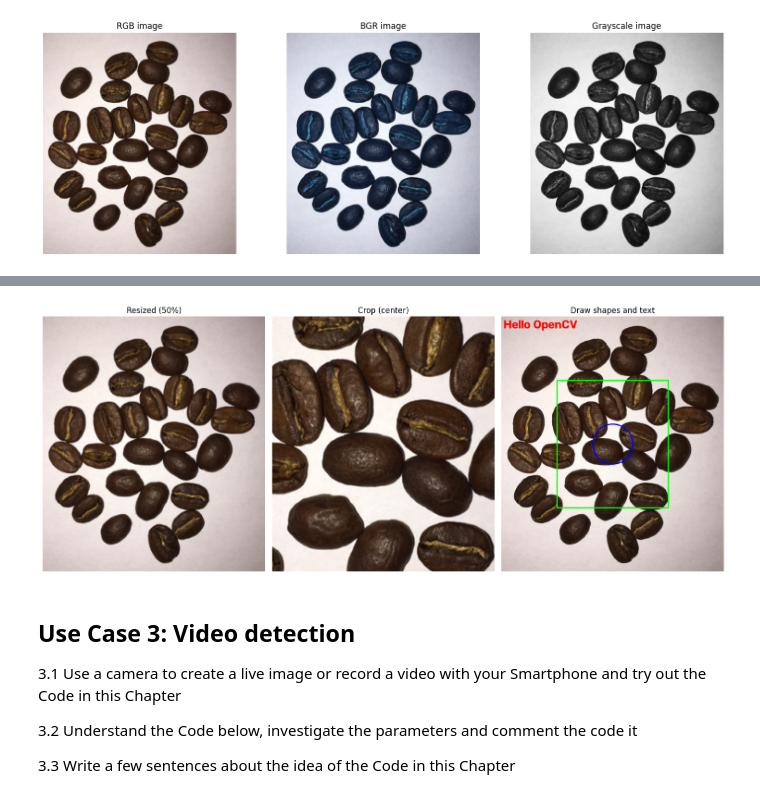
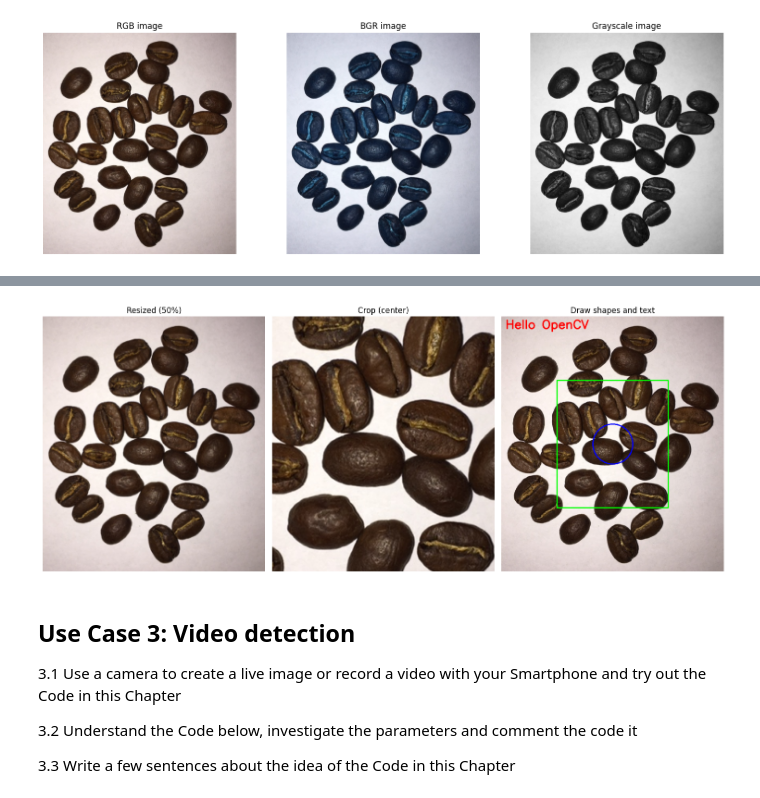
Before and after one commit to arnav-arg/Biomedical-Image-and-Signal-Analysis-Exercises, a Jupyter notebook: E02/E02_WS2627_Introduction-ImageVisualization.ipynb, the cells around one changed output, grey strips where cells are left out. Cells and saved outputs as stored; diff of their text form; code cells hidden in the pictures.

```diff
--- a/E02/E02_WS2627_Introduction-ImageVisualization.ipynb
+++ b/E02/E02_WS2627_Introduction-ImageVisualization.ipynb
@@ -77,8 +77,6 @@ plt.show()
 # %%
 import cv2 as cv2
 import matplotlib.pyplot as plt
-img_path = "./data/scene.jpg"
-img_bgr = cv2.imread(img_path)
 
 h, w = img_bgr.shape[:2]
 
@@ -87,35 +85,35 @@ h, w = img_bgr.shape[:2]
 half = cv2.resize(img_bgr, (int(w/2),int(h/2)))
 
 # # Crop a centered region (quarter size)
 y1 = int(h/4)
 y2 = int(h* 3/4)
 x1 = int(w/4)
 x2 = int(w * 3/4)
 crop = img_bgr[y1:y2, x1:x2]
 
 # Draw a rectangle and a circle on a copy
 drawn = img_bgr.copy()
 cv2.rectangle(drawn, (x1,y1),(x2,y2), (0, 255, 0), thickness=2)
 cv2.circle(drawn, (int(w/2),int(h/2)), radius=50, color=(255, 0, 0), thickness=2)
-cv2.putText(drawn, "Hello OpenCV", (5,30), cv2.FONT_HERSHEY_SIMPLEX, 1.0, (0, 0, 255), 2, cv2.LINE_AA)
+cv2.putText(drawn, "Hello OpenCV", (10,30), cv2.FONT_HERSHEY_SIMPLEX, 1.0, (0, 0, 255), 2, cv2.LINE_AA)
 
 plt.figure(figsize=(15,6))
 plt.subplot(1,3,1)
 plt.imshow(cv2.cvtColor(half, cv2.COLOR_BGR2RGB))
 plt.title("Resized (50%)")
 plt.axis("off")
 plt.subplot(1,3,2)
 plt.imshow(cv2.cvtColor(crop, cv2.COLOR_BGR2RGB))
 plt.title("Crop (center)")
 plt.axis("off")
 plt.subplot(1,3,3)
 plt.imshow(cv2.cvtColor(drawn, cv2.COLOR_BGR2RGB))
 plt.title("Draw shapes and text")
 plt.axis("off")
 plt.tight_layout()
 plt.show()
 # %% [output]
-[figure, old version]
+[figure, new version]
 # %% [markdown]
 ## Use Case 3: Video detection
 
```
Also changed, not shown: parts of 1 cell of this notebook, 3 other files.
